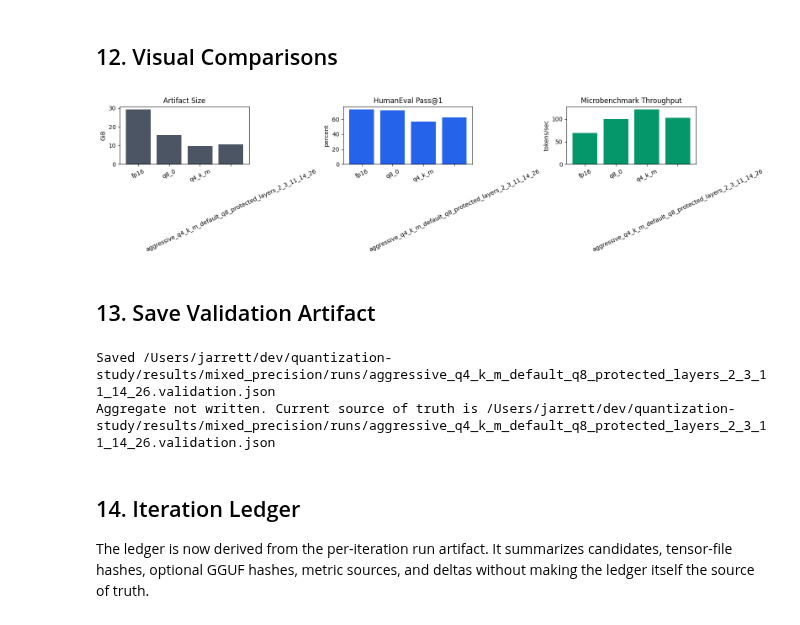
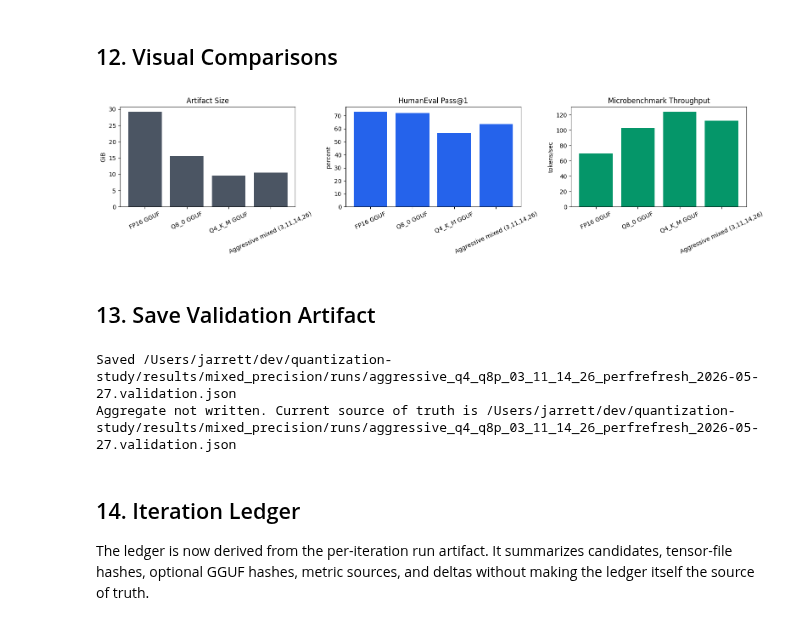
Before and after one commit to JR-Vickers/quantization-study, a Jupyter notebook: notebooks/09_mixed_precision_validation.ipynb, the cells around one changed output. Cells and saved outputs as stored; diff of their text form; code cells hidden in the pictures.

Commit message:
Cleaned up notebooks 8 and 9 for viewing.

```diff
--- a/notebooks/09_mixed_precision_validation.ipynb
+++ b/notebooks/09_mixed_precision_validation.ipynb
@@ -273,7 +274,7 @@ ptq05 = load_json(PTQ05_PATH)
 perf06 = load_json(PERF06_PATH, required=False)
 baseline07 = load_json(BASELINE07_PATH, required=False)
 policy08 = load_json(POLICY08_PATH)
-legacy09_aggregate = load_json(VALIDATION09_AGGREGATE_PATH, required=False)
+legacy09_aggregate = load_json(VALIDATION09_AGGREGATE_PATH, required=False) if IMPORT_LEGACY_09_AGGREGATE else None
 
 artifacts05 = ptq05["artifacts"]
 recommended_policy_id = policy08["recommendation"]["recommended_policy_id"]
@@ -347,7 +348,7 @@ for candidate in MIXED_CANDIDATES:
 MIXED_CANDIDATE_KEYS = [candidate["model_key"] for candidate in MIXED_CANDIDATES]
 REFERENCE_MODEL_KEYS = ["fp16", "q8_0", "q4_k_m"]
 HUMANEVAL_MODEL_KEYS = HUMANEVAL_MODEL_KEYS_OVERRIDE or [*REFERENCE_MODEL_KEYS, *MIXED_CANDIDATE_KEYS]
-PERF_MODEL_KEYS = PERF_MODEL_KEYS_OVERRIDE or [*MIXED_CANDIDATE_KEYS]
+PERF_MODEL_KEYS = PERF_MODEL_KEYS_OVERRIDE or [*REFERENCE_MODEL_KEYS, *MIXED_CANDIDATE_KEYS]
 
 print("Mixed candidates:")
 for candidate in MIXED_CANDIDATES:
@@ -462,6 +463,7 @@ validation_run["config"] = {
     "run_fresh_perf_benchmarks": RUN_FRESH_PERF_BENCHMARKS,
     "reevaluate_existing": REEVALUATE_EXISTING,
     "import_legacy_09_aggregate": IMPORT_LEGACY_09_AGGREGATE,
+    "include_perf_snapshots": INCLUDE_PERF_SNAPSHOTS,
     "write_aggregate_validation": WRITE_AGGREGATE_VALIDATION,
     "humaneval_model_keys": HUMANEVAL_MODEL_KEYS,
     "perf_model_keys": PERF_MODEL_KEYS,
@@ -1152,17 +1042,20 @@ def existing_perf_snapshot_rows():
     return rows
 
 
-existing_perf_rows = existing_perf_snapshot_rows()
+existing_perf_rows = existing_perf_snapshot_rows() if INCLUDE_PERF_SNAPSHOTS else []
 validation_run["performance_snapshots"] = existing_perf_rows
 
-display(Markdown(markdown_table(existing_perf_rows, [
-    ("model_key", "Model"),
-    ("source", "Source"),
-    ("artifact_size_gib", "Size GiB"),
-    ("ttft_sec_mean", "TTFT s"),
-    ("tokens_per_sec_mean", "Tok/s"),
-    ("total_latency_sec_mean", "Latency s"),
-    ("peak_rss_gib", "RSS GiB"),
-    ("freshness", "Freshness"),
-])))
+if existing_perf_rows:
+    display(Markdown(markdown_table(existing_perf_rows, [
+        ("model_key", "Model"),
+        ("source", "Source"),
+        ("artifact_size_gib", "Size GiB"),
+        ("ttft_sec_mean", "TTFT s"),
+        ("tokens_per_sec_mean", "Tok/s"),
+        ("total_latency_sec_mean", "Latency s"),
+        ("peak_rss_gib", "RSS GiB"),
+        ("freshness", "Freshness"),
+    ])))
+else:
+    display(Markdown("Historical performance snapshots are excluded from the final apples-to-apples comparison."))
 # %% [output]
@@ -1431,30 +1320,30 @@ display(Markdown(markdown_table(joined_rows, [
 # %%
 plot_rows = [row for row in joined_rows if row.get("pass_at_1_percent") is not None]
 if plot_rows:
     fig, axes = plt.subplots(1, 3, figsize=(16, 4))
-    labels = [row["model_key"] for row in plot_rows]
+    labels = [row["label"] for row in plot_rows]
 
     axes[0].bar(labels, [row["size_gib"] for row in plot_rows], color="#4b5563")
     axes[0].set_title("Artifact Size")
     axes[0].set_ylabel("GiB")
 
     axes[1].bar(labels, [row["pass_at_1_percent"] for row in plot_rows], color="#2563eb")
     axes[1].set_title("HumanEval Pass@1")
     axes[1].set_ylabel("percent")
 
     axes[2].bar(labels, [row.get("microbench_tps") or 0 for row in plot_rows], color="#059669")
     axes[2].set_title("Microbenchmark Throughput")
     axes[2].set_ylabel("tokens/sec")
 
     for ax in axes:
         ax.tick_params(axis="x", rotation=25)
 
     plt.tight_layout()
     plt.show()
 else:
     print("No completed GGUF HumanEval runs available yet for plots.")
 # %% [output]
-[figure, old version]
+[figure, new version]
 # %% [markdown]
 ## 13. Save Validation Artifact
 # %%
@@ -1465,7 +1354,7 @@ validation_run["comparison"] = {
     "reference_notes": [
         "GGUF FP16 is the primary quality reference when available.",
         "Notebook 07 PyTorch baseline is context only unless no GGUF FP16 quality run exists.",
-        "Performance rows distinguish fresh Notebook 09 runs from imported snapshots.",
+        "Import mode reuses the saved Notebook 09 runs; historical snapshots stay excluded unless explicitly enabled.",
         "A HumanEval row is complete only when it covers all 164 problems.",
     ],
 }
@@ -1485,8 +1374,8 @@ if WRITE_AGGREGATE_VALIDATION:
 else:
     print(f"Aggregate not written. Current source of truth is {VALIDATION_RUN_PATH}")
 # %% [output]
-Saved /Users/jarrett/dev/quantization-study/results/mixed_precision/runs/aggressive_q4_k_m_default_q8_protected_layers_2_3_11_14_26.validation.json
-Aggregate not written. Current source of truth is /Users/jarrett/dev/quantization-study/results/mixed_precision/runs/aggressive_q4_k_m_default_q8_protected_layers_2_3_11_14_26.validation.json
+Saved /Users/jarrett/dev/quantization-study/results/mixed_precision/runs/aggressive_q4_q8p_03_11_14_26_perfrefresh_2026-05-27.validation.json
+Aggregate not written. Current source of truth is /Users/jarrett/dev/quantization-study/results/mixed_precision/runs/aggressive_q4_q8p_03_11_14_26_perfrefresh_2026-05-27.validation.json
 # %% [markdown]
 ## 14. Iteration Ledger
 
```
Also changed, not shown: parts of 19 cells of this notebook, 3 other files.
